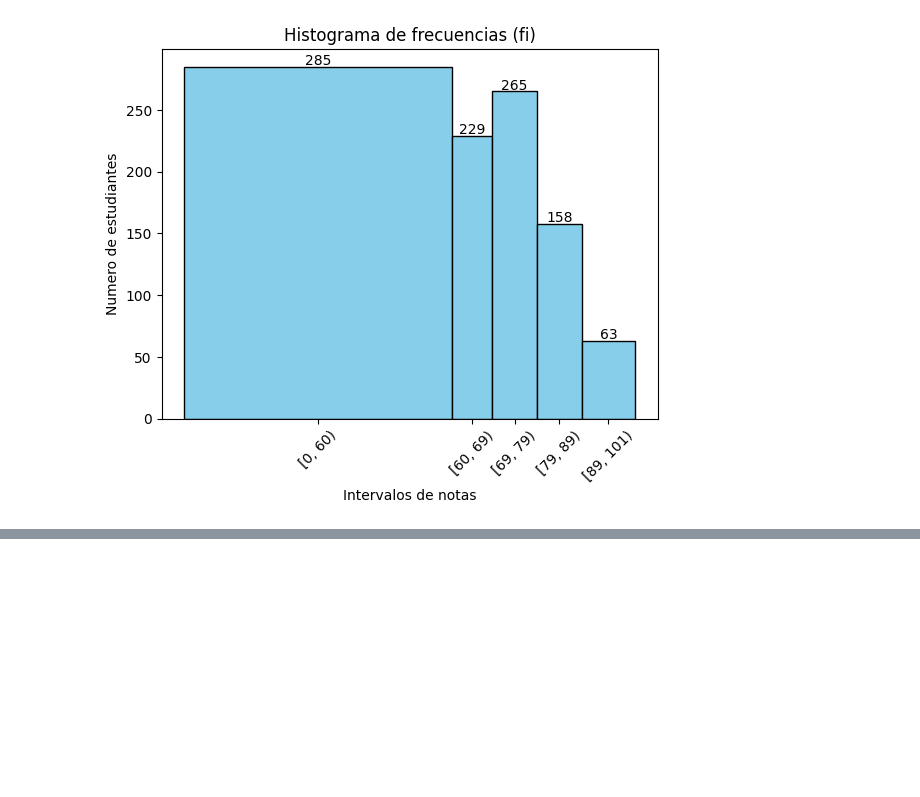
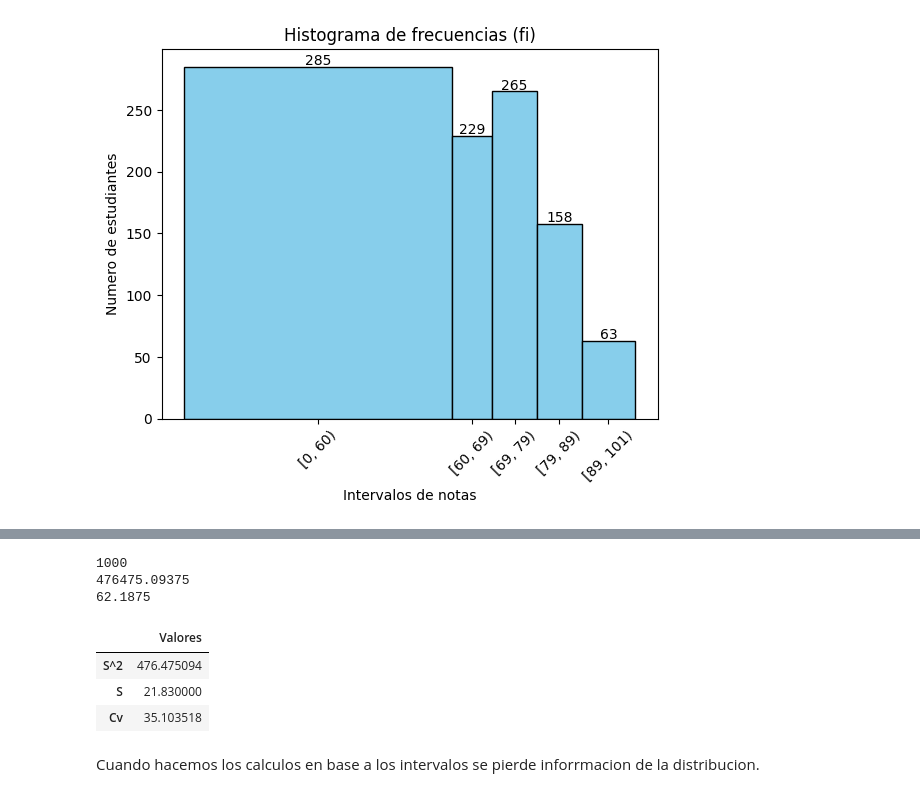
Before and after one commit to bernacode/Learning-DataScience, a Jupyter notebook: 04_proyectos/analisis_estudiantes.ipynb, the cells around one changed output, grey strips where cells are left out. Cells and saved outputs as stored; diff of their text form; code cells hidden in the pictures; blank space fills up the shorter version.

Commit message:
Se calcularon medidas de dispersion

```diff
--- a/04_proyectos/analisis_estudiantes.ipynb
+++ b/04_proyectos/analisis_estudiantes.ipynb
@@ -109,0 +139,35 @@ plt.show()
+# %%
+# Calculo de la varianza:
+
+varianza =  np.sum(Analysis_Table["f(Xm - prom)^2"]) / N
+# Calculo de la desviacion tipica:
+desviacion_tipica = math.sqrt(varianza)
+desviacion_tipica = round(desviacion_tipica,2)
+
+# Coeficiente de Variacion:
+Cv = (desviacion_tipica / prom) * 100
+
+# Medidas de dispersion:
+
+medidad_de_dispersion = {
+    "S^2": [varianza],
+    "S": [desviacion_tipica],
+    "Cv": [Cv],
+}
+
+print(N)
+print( np.sum(Analysis_Table["f(Xm - prom)^2"]))
+print(prom)
+
+df_medidad_de_dispersion = pd.DataFrame(medidad_de_dispersion, index=["Valores"])
+df_medidad_de_dispersion.T
+# %% [output]
+1000
+476475.09375
+62.1875
+|  | Valores |
+| S^2 | 476.475094 |
+| S | 21.830000 |
+| Cv | 35.103518 |
+# %% [markdown]
+ Cuando hacemos los calculos en base a los intervalos se pierde inforrmacion de la distribucion.
```
Also changed, not shown: parts of 3 cells of this notebook.
